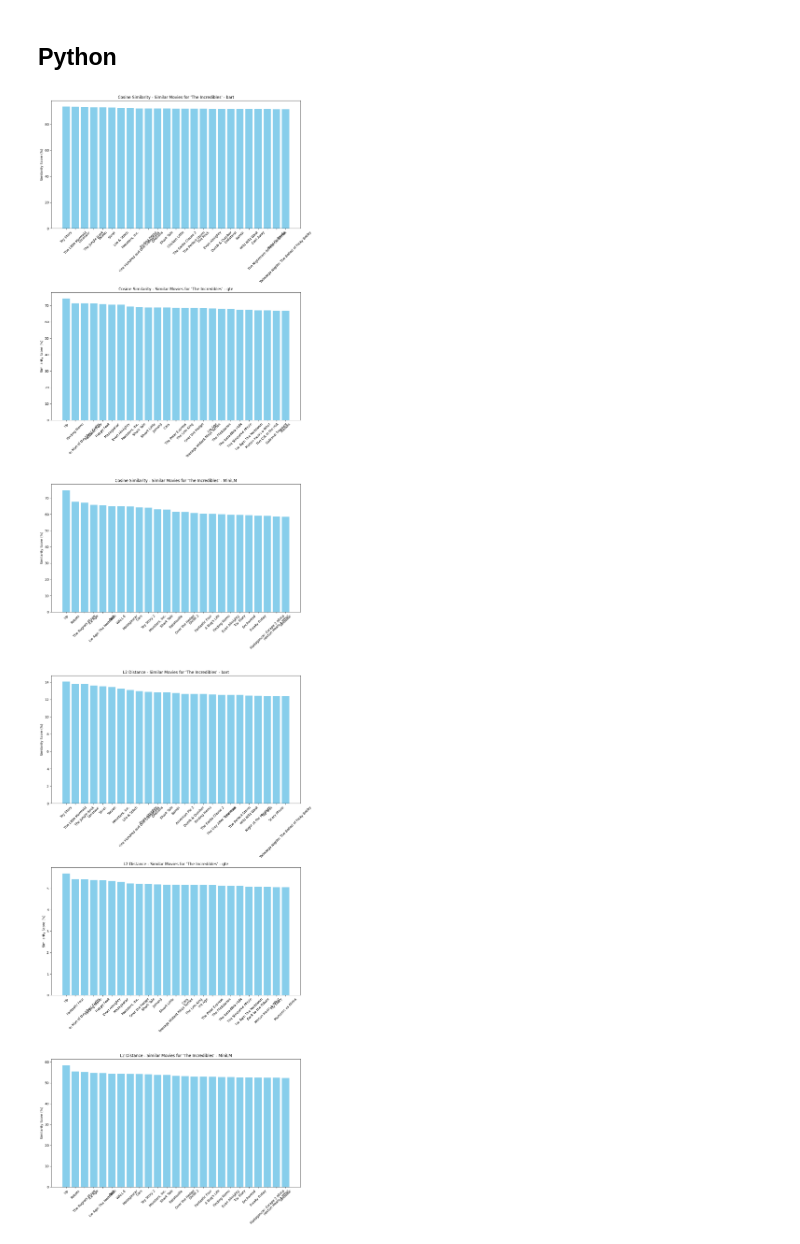
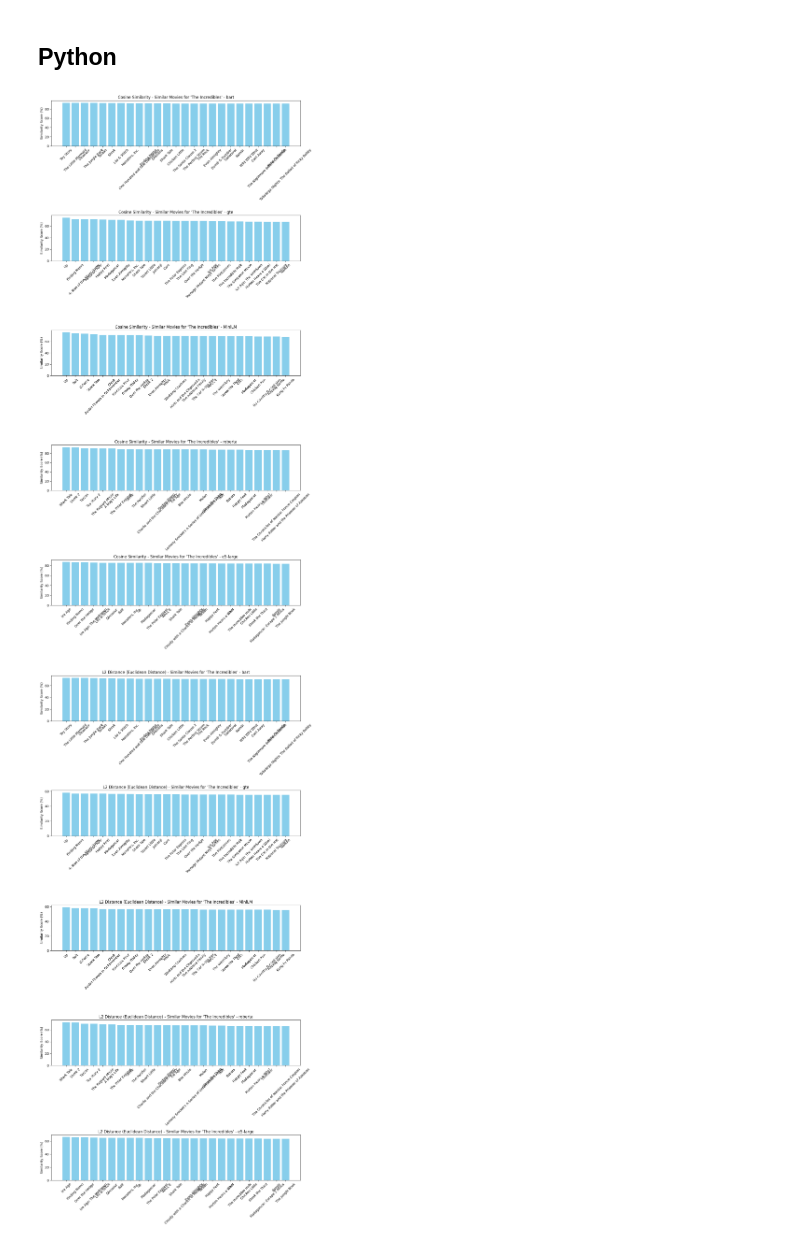
Before and after one commit to AlgoETS/SimilityVectorEmbedding, a Jupyter notebook: pgvector.ipynb, the cells around one changed output. Cells and saved outputs as stored; diff of their text form; code cells hidden in the pictures.

```diff
--- a/pgvector.ipynb
+++ b/pgvector.ipynb
@@ -369,7 +404,7 @@ def plot_similar_movies(similar_movies, title):
 # %%
 def plot_compare_similar_movies_embedding(similar_movies_array, title):
     # Prepare data multiple plot for different embeddings
-    fig, ax = plt.subplots(3, 1, figsize=(12, 24))
+    fig, ax = plt.subplots(5, 1, figsize=(12, 24))
     for i, similar_movies in enumerate(similar_movies_array):
         titles, similarities = zip(*similar_movies)
         similarities = [round(sim * 100, 3) for sim in similarities]  # Convert to percentage and round off
@@ -515,17 +555,21 @@ plot_similarity_distribution(similar_movies_MiniLM, 'Cosine Similarity')
 similar_movies_cosine_bart = find_similar_movies(query_movie_title, threshold=0, distance_function='cosine_similarity', embedding_type='bart')
 similar_movies_cosine_gte = find_similar_movies(query_movie_title, threshold=0, distance_function='cosine_similarity', embedding_type='gte')
 similar_movies_cosine_MiniLM = find_similar_movies(query_movie_title, threshold=0, distance_function='cosine_similarity', embedding_type='MiniLM')
-plot_compare_similar_movies_embedding([similar_movies_cosine_bart, similar_movies_cosine_gte, similar_movies_cosine_MiniLM], 'Cosine Similarity')
+similar_movies_cosine_roberta = find_similar_movies(query_movie_title, threshold=0, distance_function='cosine_similarity', embedding_type='roberta')
+similar_movies_cosine_e5_large = find_similar_movies(query_movie_title, threshold=0, distance_function='cosine_similarity', embedding_type='e5_large')
+plot_compare_similar_movies_embedding([similar_movies_cosine_bart, similar_movies_cosine_gte, similar_movies_cosine_MiniLM, similar_movies_cosine_roberta, similar_movies_cosine_e5_large], "Cosine Similarity")
 # %% [output]
-[figure, old version]
+[figure, new version]
 # %%
 # For L2 Distance (Euclidean Distance)
 similar_movies_l2_bart = find_similar_movies(query_movie_title, threshold=0, distance_function='euclidean_distance', embedding_type='bart')
 similar_movies_l2_gte = find_similar_movies(query_movie_title, threshold=0, distance_function='euclidean_distance', embedding_type='gte')
 similar_movies_l2_MiniLM = find_similar_movies(query_movie_title, threshold=0, distance_function='euclidean_distance', embedding_type='MiniLM')
-plot_compare_similar_movies_embedding([similar_movies_l2_bart, similar_movies_l2_gte, similar_movies_l2_MiniLM], 'L2 Distance')
+similar_movies_l2_roberta = find_similar_movies(query_movie_title, threshold=0, distance_function='euclidean_distance', embedding_type='roberta')
+similar_movies_l2_e5_large = find_similar_movies(query_movie_title, threshold=0, distance_function='euclidean_distance', embedding_type='e5_large')
+plot_compare_similar_movies_embedding([similar_movies_l2_bart, similar_movies_l2_gte, similar_movies_l2_MiniLM, similar_movies_l2_roberta, similar_movies_l2_e5_large], "L2 Distance (Euclidean Distance)")
 # %% [output]
-[figure, old version]
+[figure, new version]
 # %%
 # For Inner Product
 similar_movies_inner_bart = find_similar_movies(query_movie_title, threshold=0, distance_function='inner_product', embedding_type='bart')
```
Also changed, not shown: parts of 21 cells of this notebook.
